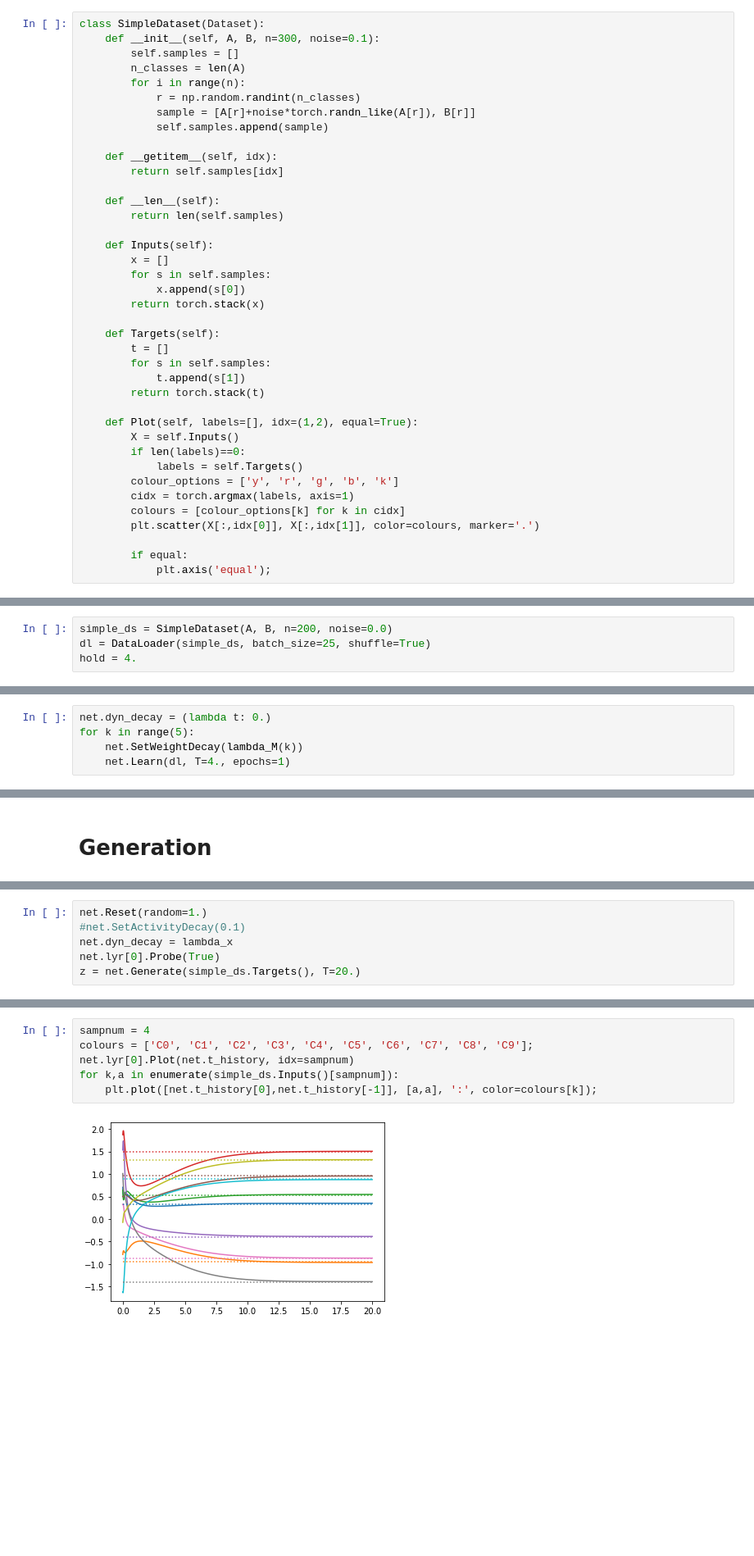
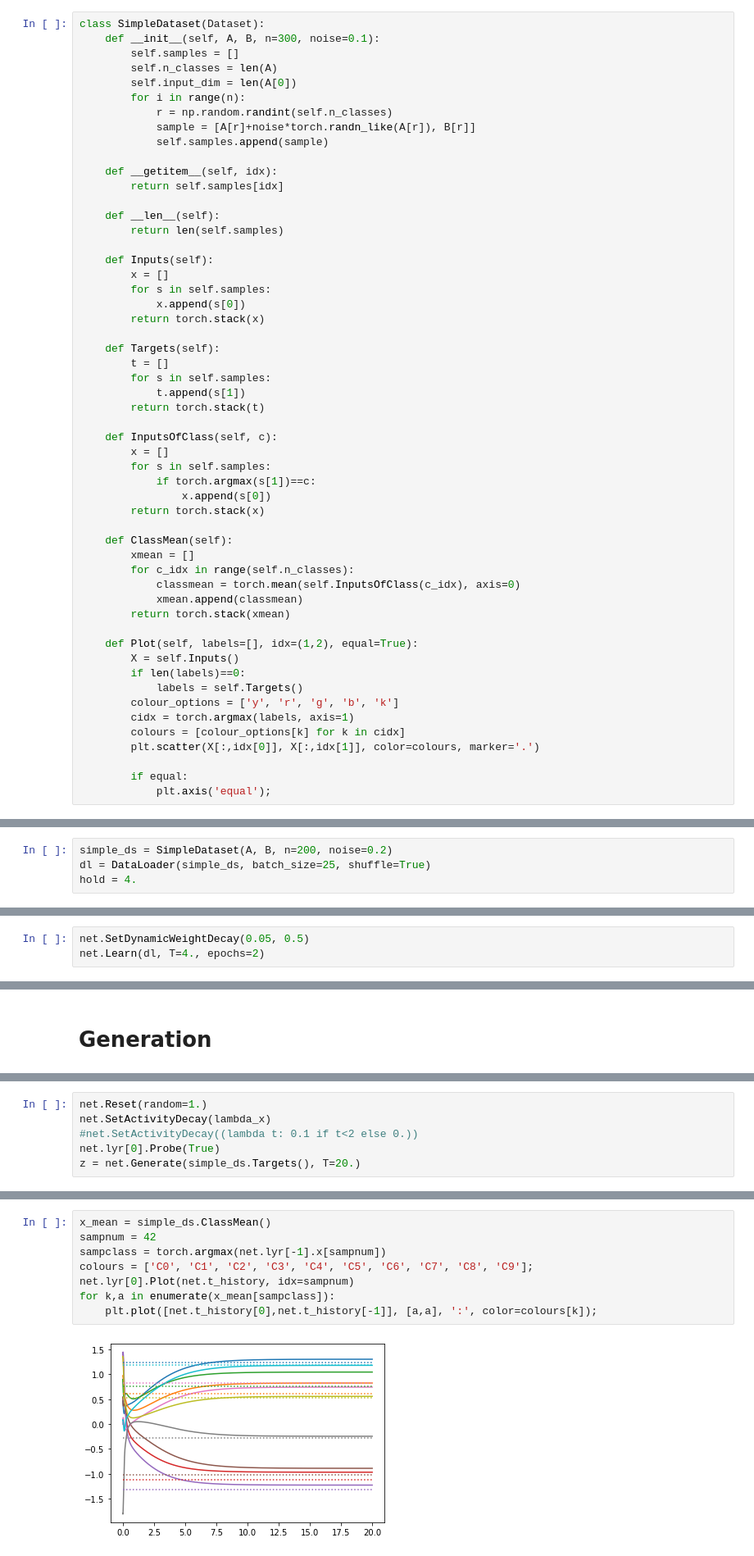
Before and after one commit to jorchard/pc_network, a Jupyter notebook: test_10-5-3.ipynb, the cells around one changed output, grey strips where cells are left out. Shown: that part at 82% size. Drawn from its saved outputs; the diff is of its cells as text; blank space fills up the shorter version.

Commit message:
dynamic decay rates implemented and working

```diff
--- a/test_10-5-3.ipynb
+++ b/test_10-5-3.ipynb
@@ -57,9 +57,10 @@ tensor([[1., 0., 0.],
 class SimpleDataset(Dataset):
     def __init__(self, A, B, n=300, noise=0.1):
         self.samples = []
-        n_classes = len(A)
+        self.n_classes = len(A)
+        self.input_dim = len(A[0])
         for i in range(n):
-            r = np.random.randint(n_classes)
+            r = np.random.randint(self.n_classes)
             sample = [A[r]+noise*torch.randn_like(A[r]), B[r]]
             self.samples.append(sample)
 
@@ -81,6 +82,20 @@ class SimpleDataset(Dataset):
             t.append(s[1])
         return torch.stack(t)
 
+    def InputsOfClass(self, c):
+        x = []
+        for s in self.samples:
+            if torch.argmax(s[1])==c:
+                x.append(s[0])
+        return torch.stack(x)
+
+    def ClassMean(self):
+        xmean = []
+        for c_idx in range(self.n_classes):
+            classmean = torch.mean(self.InputsOfClass(c_idx), axis=0)
+            xmean.append(classmean)
+        return torch.stack(xmean)
+
     def Plot(self, labels=[], idx=(1,2), equal=True):
         X = self.Inputs()
         if len(labels)==0:
@@ -119,6 +143,6 @@ net.SetTau(0.05)
 # %% [markdown]
 # Training
 # %%
-simple_ds = SimpleDataset(A, B, n=200, noise=0.0)
+simple_ds = SimpleDataset(A, B, n=200, noise=0.2)
 dl = DataLoader(simple_ds, batch_size=25, shuffle=True)
 hold = 4.
@@ -131,6 +153,4 @@ plt.plot(tt, lambda_M(tt));
 # %%
-net.dyn_decay = (lambda t: 0.)
-for k in range(5):
-    net.SetWeightDecay(lambda_M(k))
-    net.Learn(dl, T=4., epochs=1)
+net.SetDynamicWeightDecay(0.05, 0.5)
+net.Learn(dl, T=4., epochs=2)
 # %% [output]
@@ -170,7 +187,7 @@ plt.plot(tt, lambda_x(tt));
 # %%
 net.Reset(random=1.)
-#net.SetActivityDecay(0.1)
-net.dyn_decay = lambda_x
+net.SetActivityDecay(lambda_x)
+#net.SetActivityDecay((lambda t: 0.1 if t<2 else 0.))
 net.lyr[0].Probe(True)
 z = net.Generate(simple_ds.Targets(), T=20.)
 # %%
@@ -181,8 +204,10 @@ plt.plot(np.array(z[:,sidx[0]]), np.array(z[:,sidx[1]]), 's', color=[0,0,0,0.1])
 # %%
-sampnum = 4
+x_mean = simple_ds.ClassMean()
+sampnum = 42
+sampclass = torch.argmax(net.lyr[-1].x[sampnum])
 colours = ['C0', 'C1', 'C2', 'C3', 'C4', 'C5', 'C6', 'C7', 'C8', 'C9'];
 net.lyr[0].Plot(net.t_history, idx=sampnum)
-for k,a in enumerate(simple_ds.Inputs()[sampnum]):
+for k,a in enumerate(x_mean[sampclass]):
     plt.plot([net.t_history[0],net.t_history[-1]], [a,a], ':', color=colours[k]);
 # %% [output]
-[figure, old version]
+[figure, new version]
```
Also changed, not shown: parts of 11 cells of this notebook, 3 other files.
